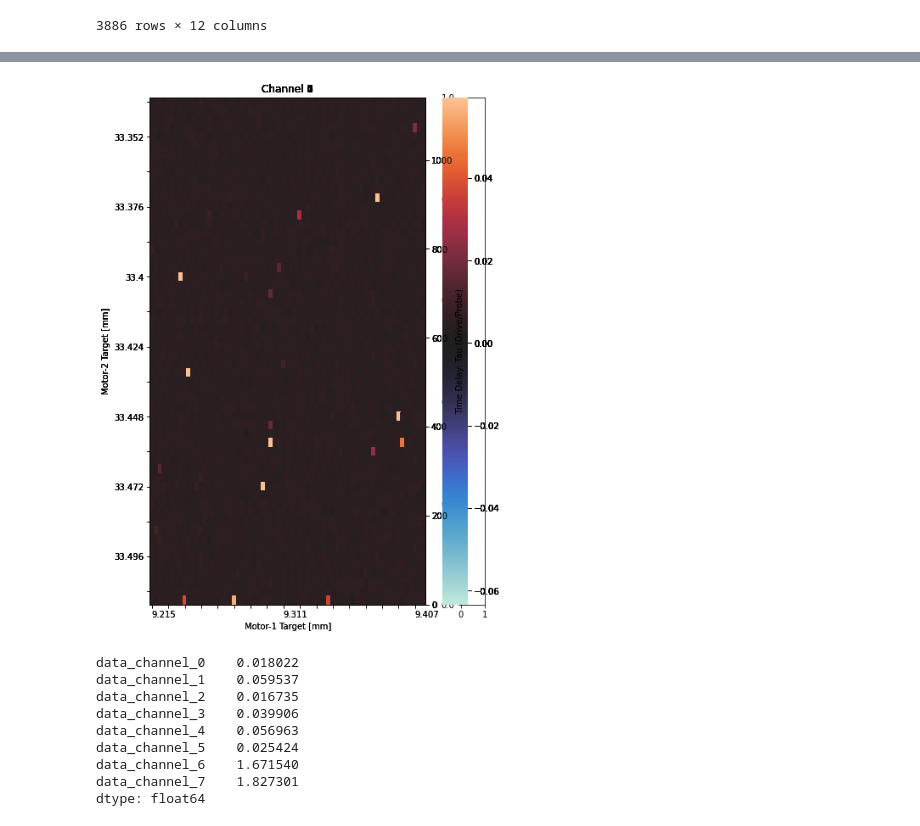
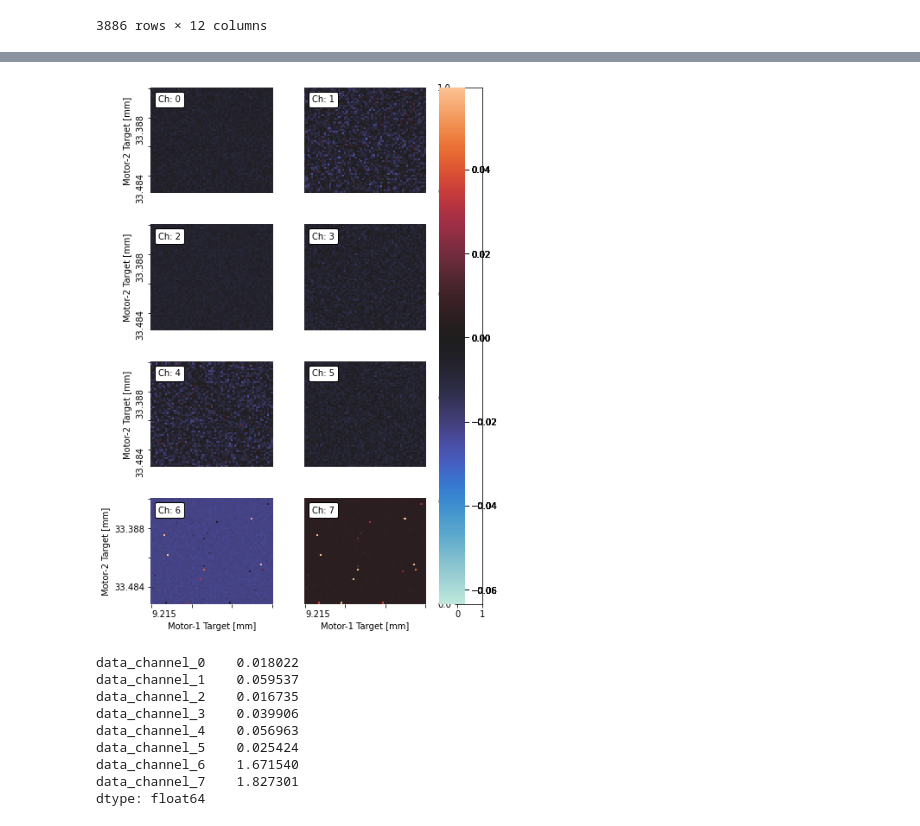
Before and after one commit to griffinbran/Chemical-Physics-Data-Visualization, a Jupyter notebook: code/Data-Cleaning.ipynb, the cells around one changed output, grey strips where cells are left out. Drawn from its saved outputs; the diff is of its cells as text; code cells hidden in the pictures.

```diff
--- a/code/Data-Cleaning.ipynb
+++ b/code/Data-Cleaning.ipynb
@@ -291,16 +376,0 @@ plt.setp( hmap.get_xticklabels(), rotation = 0, rotation_mode='anchor', ha='left
-# %%
-fig, axs = plt.subplots(nrows = 1, ncols = 1, figsize = (8, 5));
-
-# Clean up labels on horizontal-axis
-plot1_labels = list(data['motor-target_1'].value_counts().sort_index().index)
-plot2_labels = list(data['motor-target_2'].value_counts().sort_index().index)
-
-hmap = sns.heatmap(data_to_plot1[5], cmap='icefire', xticklabels=plot1_labels, center=0);
-tau = hmap.twinx()
-tau.set_ylim(0, step2_time*m2_step_count)
-#tau.figure.canvas.draw()
-tau.set_ylabel('Time Delay[fs]: Tau (Drive/Probe)')
-plt.setp([hmap.get_xticklabels()[1::2], hmap.get_yticklabels()[::2]], visible=False);
-plt.setp( hmap.get_xticklabels()[1::2], visible=False);
-plt.setp( hmap.get_xticklabels()[1::2], visible=False);
-plt.setp( hmap.get_xticklabels(), rotation = 0, rotation_mode='anchor', ha='left');
@@ -405,6 +460,10 @@ signal_df = data[['data_channel_0','data_channel_1','data_channel_2','data_chann
 v_min = min(signal_df.min())
 v_max = max(signal_df.max())
 #############################################################################################################################
+# Import axes_grid1 toolkit to display multiplot w/ AxesGrid helper class
+from mpl_toolkits.axes_grid1 import AxesGrid
+from mpl_toolkits.axes_grid1 import host_subplot
+
 # Initialize AxesGrid, instantiate all "subplot" axes
 grid = AxesGrid(fig,
                 120, # Similar to subplot(120)
@@ -421,55 +480,62 @@ grid = AxesGrid(fig,
 #############################################################################################################################
 for axs in grid:
     #axs.set_axis_off()
-    # cmap chosen for ease of readability in diverging color palette
+    # Display a 2D-Scan Intensity in each instance initialized by AxesGrid
     hmap = sns.heatmap(data_to_plot1[channel],
-                       ax = axs,
-                       xticklabels = 4,
-                       yticklabels = 4,
-                       center = 0,
-                       cmap = 'icefire',
-                       vmin = v_min,
-                       vmax = v_max);
+                       #ax = axs,
+                       ax = grid[channel],
+                       xticklabels = 22,
+                       #xticklabels = round(m1_step_count/tick_label_count),
+                       yticklabels = 16,
+                       #yticklabels = round(m2_step_count/tick_label_count),
+                       center = 0, # Sets the center of cbar at zero
+                       vmin = v_min, # Sets cbar min for all subplots
+                       vmax = v_max, # Sets cbar max for all subplots
+                       cbar = True,
+                       #cbar_ax = grid[channel],
+                       cmap = 'icefire'); # Diverging color palette for readability
+
     #host = host_subplot(fig, 1,2,0)
-    tau = axs
-    tau.set_ylim(0, step2_time*m2_step_count)
+    #tau = axs
+    #tau.set_ylim(0, step2_time*m2_step_count)
     #axs.callbacks.connect("ylim_changed", tau.figure.canvas.draw())
-    tau.set_ylabel('Time Delay: Tau (Drive/Probe)')
+    #tau.set_ylabel('Time Delay: Tau (Drive/Probe)')
 
     # Where should the CHANNEL be labeled?
     hmap.set_xlabel(f'Motor-1 Target [mm]')
     hmap.set_ylabel(f'Motor-2 Target [mm]')
-    hmap.set_title(f'Channel {channel}')
+    #hmap.set_title(f'Channel {channel}')
+    draw_text(axs, channel)
 
     # The vertical axis is shared in the call to subplots
     if channel%2==0:
         # Clean vertical axis with fewer labels displayed
         plt.setp(hmap.get_yticklabels()[::2],
                  rotation = 0,
                  visible=False)
     elif channel%2!=0:
         plt.setp(hmap.get_yaxis(), visible=False);
         #plt.yticks(ticks=[])
         #hmap.set_yticks([])
 
     # Horizontal axis is shared
     if channel < last_row:
         #hmap.set_xlabel('')
         #plt.xticks(ticks=[])
         plt.setp(hmap.get_xaxis(), visible=False);
     #
     if channel >= last_row:
         plt.setp([hmap.get_xticklabels()[1::2]], visible=False);
         plt.setp( hmap.get_xticklabels()[1::2], visible=False);
         plt.setp( hmap.get_xticklabels()[1::2], visible=False);
         plt.setp( hmap.get_xticklabels(),
                  #rotation_mode='anchor',
                  ha='left',
                  rotation = 0);
     # Increment to next channel and repeat for all 8 channels
     channel += 1
 # %% [output]
-[figure, old version]
+[figure, new version]
 # %%
 signal_cols = [col_name for col_name in data if 'data_channel' in col_name]
 signal_df = data[data_cols].copy()
```
Also changed, not shown: parts of 18 cells of this notebook, 6 other files.
